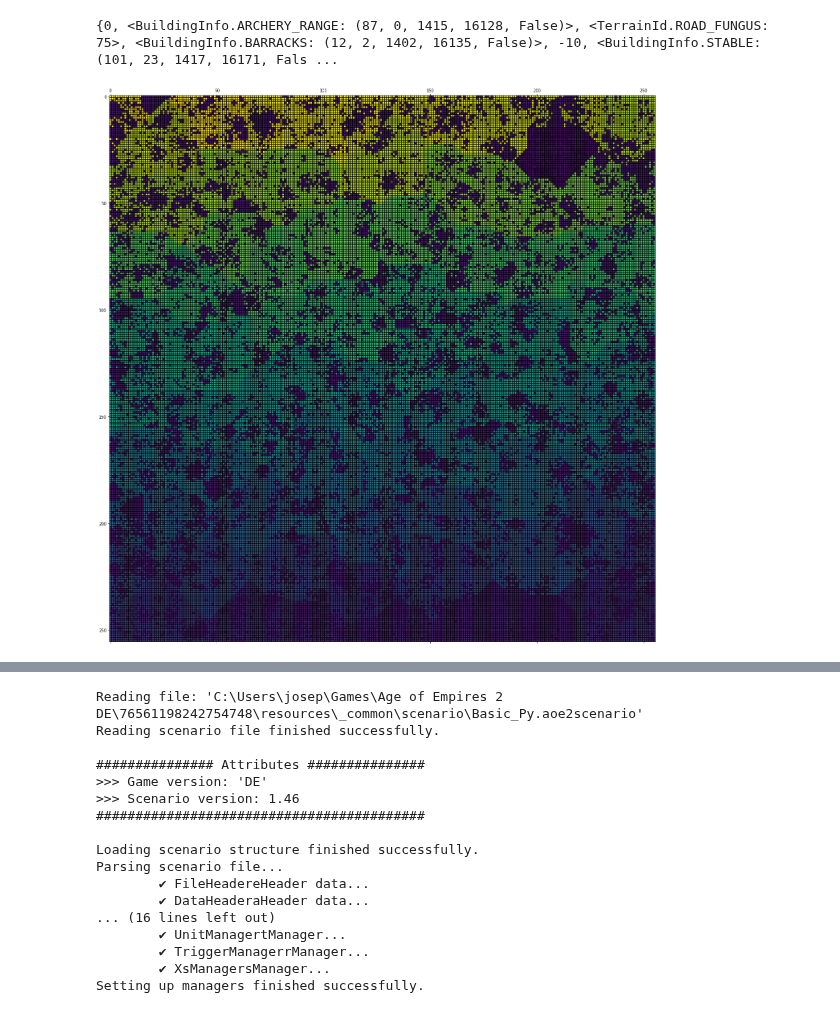
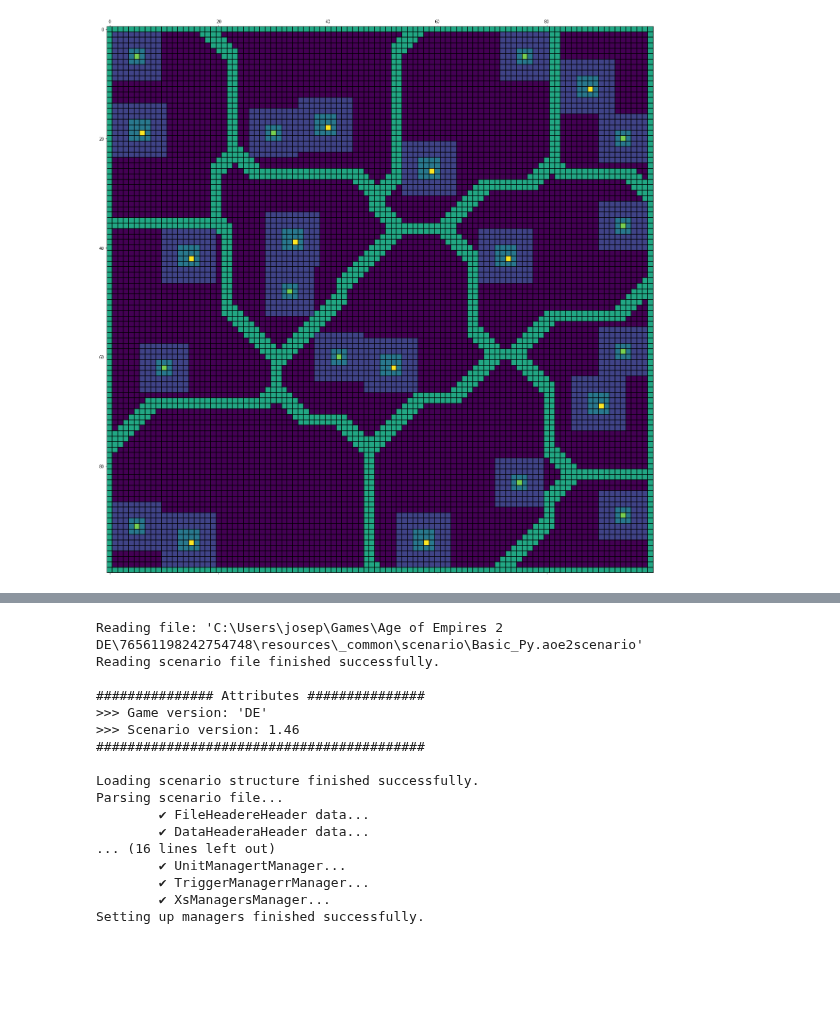
Before and after one commit to QuantumCreation/aoe2mapgenerator, a Jupyter notebook: maingenerator.ipynb, the cells around one changed output, grey strips where cells are left out. Drawn from its saved outputs; the diff is of its cells as text; code cells hidden in the pictures; blank space fills up the shorter version.

```diff
--- a/maingenerator.ipynb
+++ b/maingenerator.ipynb
@@ -41,5 +33,4 @@ visualize_mat(Map.terrain_array, include_zones=True)
-# %%
-visualize_map(Map)
-# %% [output]
-{0, <BuildingInfo.ARCHERY_RANGE: (87, 0, 1415, 16128, False)>, <TerrainId.ROAD_FUNGUS: 75>, <BuildingInfo.BARRACKS: (12, 2, 1402, 16135, False)>, -10, <BuildingInfo.STABLE: (101, 23, 1417, 16171, Fals ...
-[figure, removed]
+# %%
+map.visualize_mat(ValueType.ZONE, include_zones=True)
+# %% [output]
+[figure, added]
```
Also changed, not shown: parts of 10 cells of this notebook, 6 other files.
